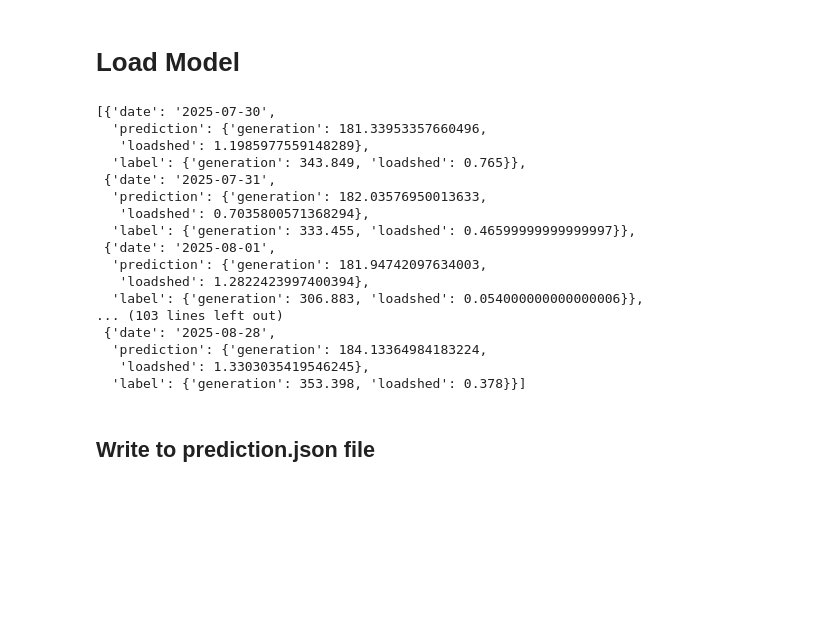
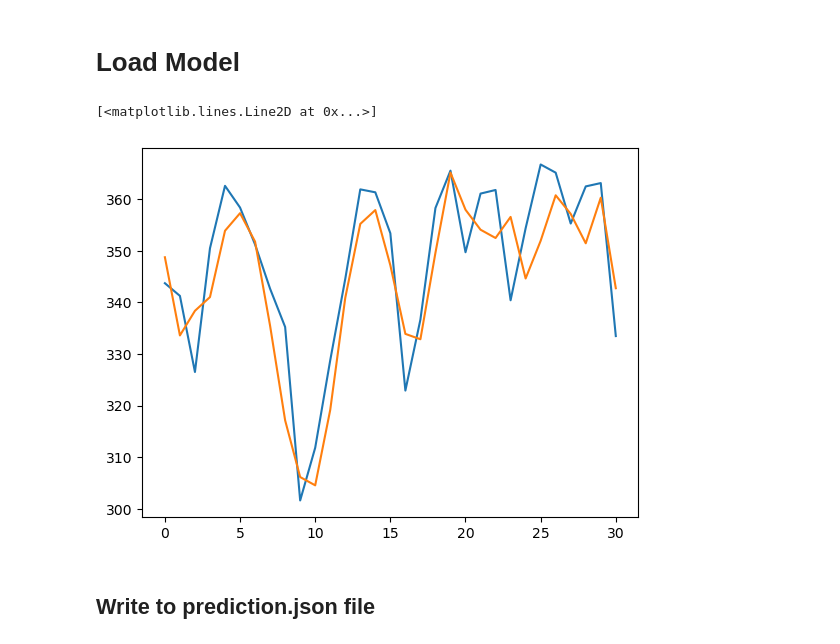
Before and after one commit to mashrursakif/bangladesh-electricity-forecast-pipeline, a Jupyter notebook: get_past_predictions.ipynb, the cells around one changed output. Drawn from its saved outputs; the diff is of its cells as text; code cells hidden in the pictures; blank space fills up the shorter version.

```diff
--- a/get_past_predictions.ipynb
+++ b/get_past_predictions.ipynb
@@ -397,3 +397,16 @@ input_df
+# %%
+input_columns = [
+    "Rainfall",
+    "Sunshine",
+    "Humidity",
+    "Temp_mean",
+    "Temp_max",
+    "Temp_min",
+    "Year",
+    "Month",
+    "loadshed_prev",
+    "generation_prev",
+]
 # %% [markdown]
 # Load Model
 # %%
@@ -407,16 +420,14 @@ history = []
 for idx in range(len(input_df)):
     row = input_df.iloc[idx].to_frame().T.infer_objects()
 
-    generation_pred = generation_model.predict(
-        row.drop(columns=["Date", "Generation", "Demand", "Loadshed"])
-    )[0]
+    generation_pred = generation_model.predict(row[input_columns])[0]
     generation_previous = generation_pred
 
-    loadshed_pred = loadshed_model.predict(
-        row.drop(columns=["Date", "Generation", "Demand", "Loadshed"])
-    )[0]
+    loadshed_pred = loadshed_model.predict(row[input_columns])[0]
     loadshed_previous = loadshed_pred
 
+    input_df.loc[idx, "generation_pred"] = generation_pred
+    input_df.loc[idx, "loadshed_pred"] = loadshed_pred
     daily = {
         "date": row["Date"].astype(str).values[0],
         "prediction": {
@@ -430,25 +441,13 @@ for idx in range(len(input_df)):
     }
     history.append(daily)
 # %%
-history
+import matplotlib.pyplot as plt
+
+plt.plot(input_df["Generation"])
+plt.plot(input_df["generation_pred"])
 # %% [output]
-[{'date': '2025-07-30',
-  'prediction': {'generation': 181.33953357660496,
-   'loadshed': 1.1985977559148289},
-  'label': {'generation': 343.849, 'loadshed': 0.765}},
- {'date': '2025-07-31',
-  'prediction': {'generation': 182.03576950013633,
-   'loadshed': 0.7035800571368294},
-  'label': {'generation': 333.455, 'loadshed': 0.46599999999999997}},
- {'date': '2025-08-01',
-  'prediction': {'generation': 181.94742097634003,
-   'loadshed': 1.2822423997400394},
-  'label': {'generation': 306.883, 'loadshed': 0.054000000000000006}},
-... (103 lines left out)
- {'date': '2025-08-28',
-  'prediction': {'generation': 184.13364984183224,
-   'loadshed': 1.3303035419546245},
-  'label': {'generation': 353.398, 'loadshed': 0.378}}]
+[<matplotlib.lines.Line2D at 0x...>]
+[figure, added]
 # %% [markdown]
 ## Write to prediction.json file
 # %%
```
Also changed, not shown: parts of 10 cells of this notebook, 12 other files.
